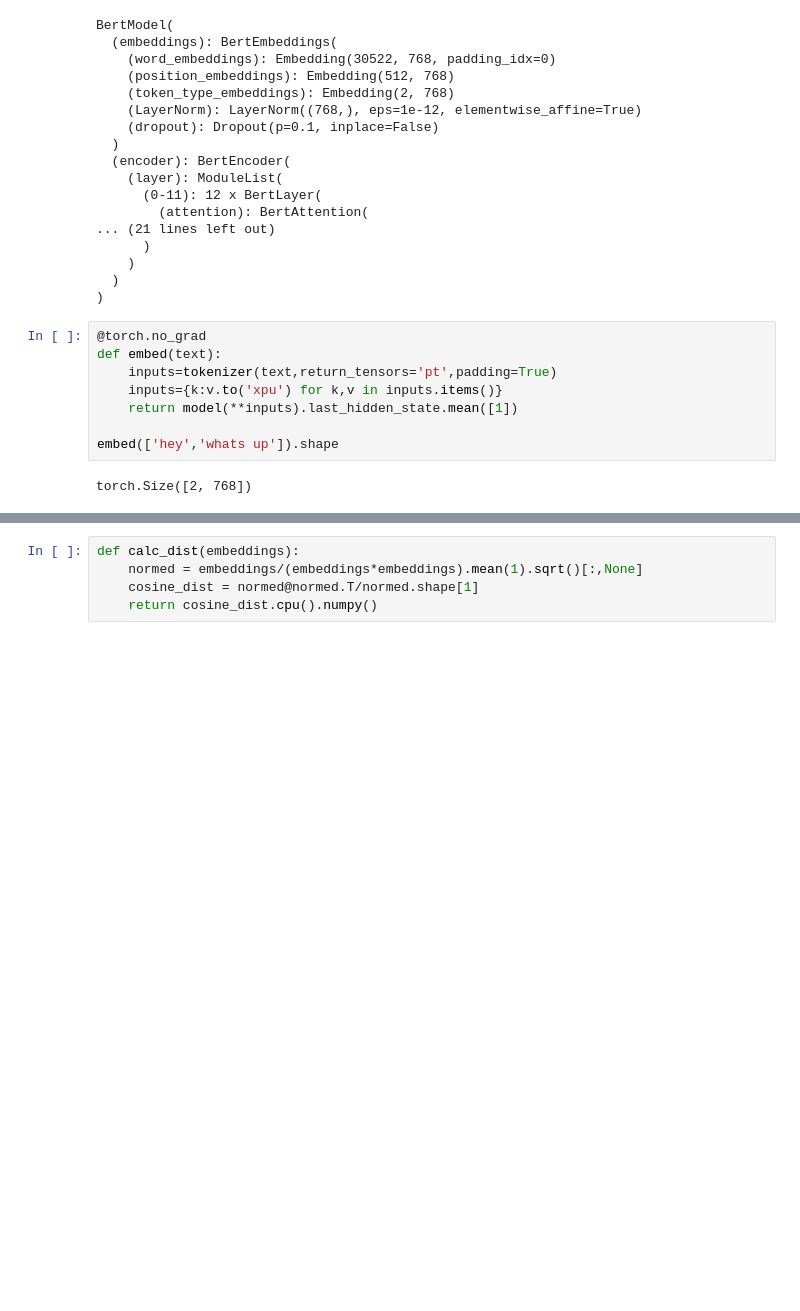
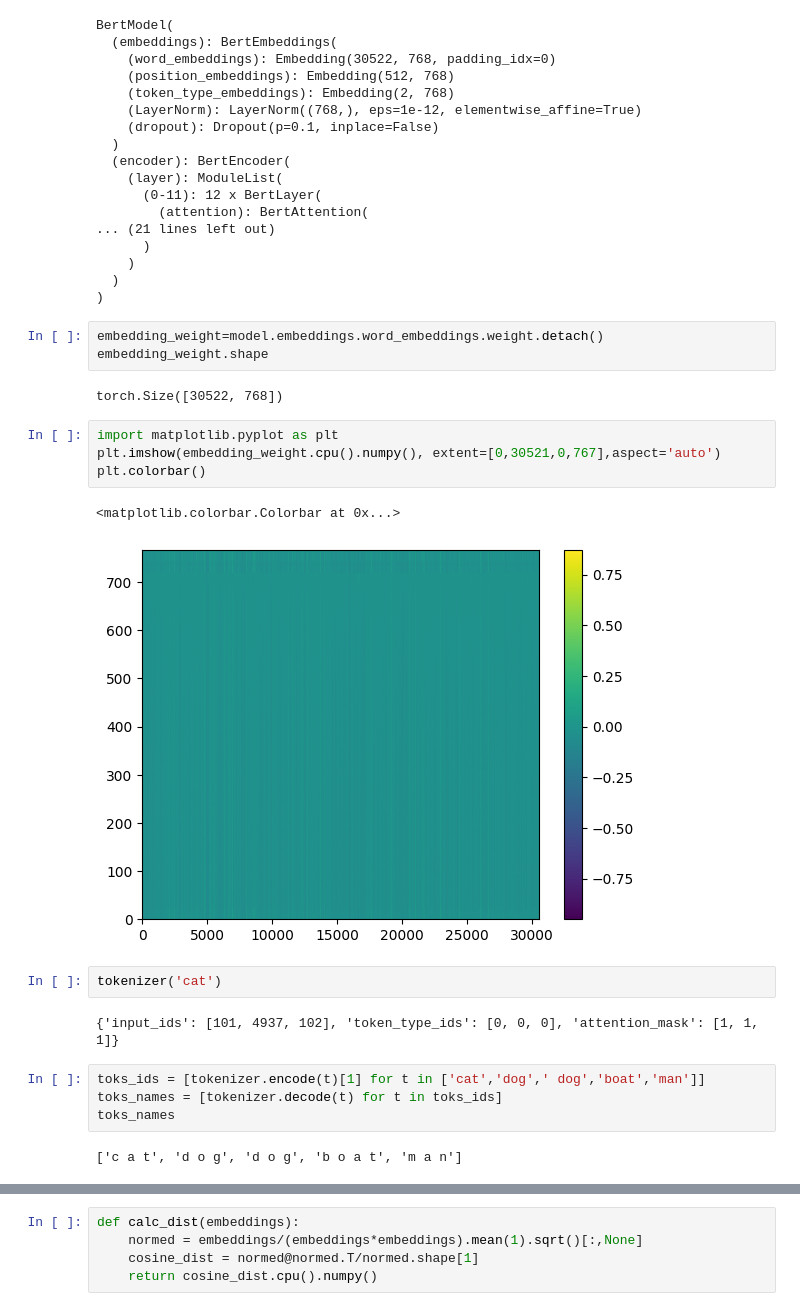
Before and after one commit to nevakrien/intel_ai_showcase, a Jupyter notebook: embeddings.ipynb, the cells around one changed output, grey strips where cells are left out. Cells and saved outputs as stored; diff of their text form; blank space fills up the shorter version.

```diff
--- a/embeddings.ipynb
+++ b/embeddings.ipynb
@@ -25,13 +25,25 @@ BertModel(
     )
   )
 )
-# %%
-@torch.no_grad
-def embed(text):
-    inputs=tokenizer(text,return_tensors='pt',padding=True)
-    inputs={k:v.to('xpu') for k,v in inputs.items()}
-    return model(**inputs).last_hidden_state.mean([1])
-
-embed(['hey','whats up']).shape
-# %% [output]
-torch.Size([2, 768])
+# %%
+embedding_weight=model.embeddings.word_embeddings.weight.detach()
+embedding_weight.shape
+# %% [output]
+torch.Size([30522, 768])
+# %%
+import matplotlib.pyplot as plt
+plt.imshow(embedding_weight.cpu().numpy(), extent=[0,30521,0,767],aspect='auto')
+plt.colorbar()
+# %% [output]
+<matplotlib.colorbar.Colorbar at 0x...>
+[figure, added]
+# %%
+tokenizer('cat')
+# %% [output]
+{'input_ids': [101, 4937, 102], 'token_type_ids': [0, 0, 0], 'attention_mask': [1, 1, 1]}
+# %%
+toks_ids = [tokenizer.encode(t)[1] for t in ['cat','dog',' dog','boat','man']]
+toks_names = [tokenizer.decode(t) for t in toks_ids]
+toks_names
+# %% [output]
+['c a t', 'd o g', 'd o g', 'b o a t', 'm a n']
```
Also changed, not shown: parts of 9 cells of this notebook.
